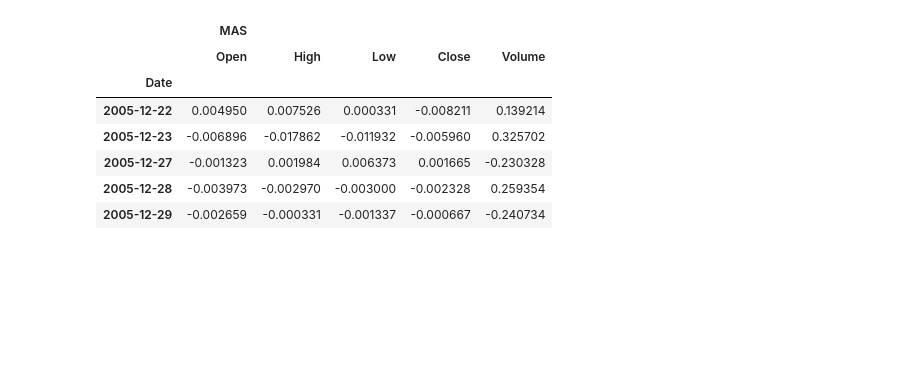
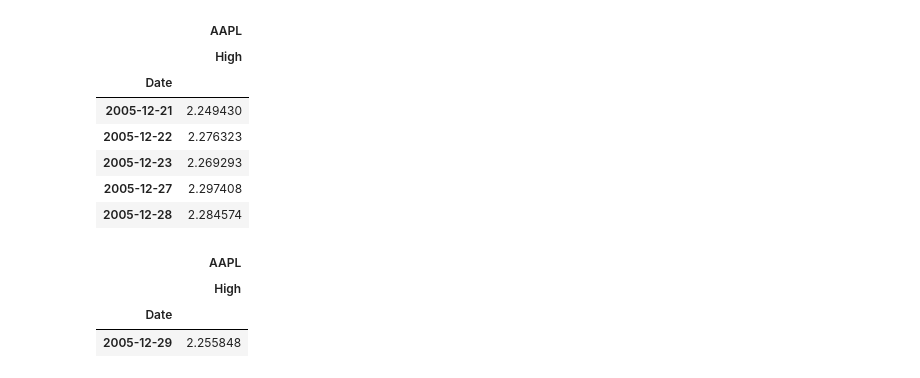
Before and after one commit to langflow-ai/wavy, a Jupyter notebook: notebooks/bovespa_analysis.ipynb, the cells around one changed output. Drawn from its saved outputs; the diff is of its cells as text; code cells hidden in the pictures; blank space fills up the shorter version.

```diff
--- a/notebooks/bovespa_analysis.ipynb
+++ b/notebooks/bovespa_analysis.ipynb
@@ -28,15 +27,24 @@ df.head(5)
 # %%
 # xdata preprocessing
 
-xdata = df.pct_change().dropna()
-xdata = MultiColumn(xdata)
-xdata.head()
+# df = df.pct_change().dropna()
-# %% [output]
-|  | MAS |  |  |  |  |
-|  | Open | High | Low | Close | Volume |
-| Date |  |  |  |  |  |
-| 2005-12-22 | 0.004950 | 0.007526 | 0.000331 | -0.008211 | 0.139214 |
-| 2005-12-23 | -0.006896 | -0.017862 | -0.011932 | -0.005960 | 0.325702 |
-| 2005-12-27 | -0.001323 | 0.001984 | 0.006373 | 0.001665 | -0.230328 |
-| 2005-12-28 | -0.003973 | -0.002970 | -0.003000 | -0.002328 | 0.259354 |
-| 2005-12-29 | -0.002659 | -0.000331 | -0.001337 | -0.000667 | -0.240734 |
+# %%
+timepanel = panel.from_data(df, lookback = 5, horizon = 1, gap = 0, assets = ['AAPL'], channels= ['High'])
+# %%
+timepanel.x.first
+# %% [output]
+|  | AAPL |
+|  | High |
+| Date |  |
+| 2005-12-21 | 2.249430 |
+| 2005-12-22 | 2.276323 |
+| 2005-12-23 | 2.269293 |
+| 2005-12-27 | 2.297408 |
+| 2005-12-28 | 2.284574 |
+# %%
+timepanel.y.first
+# %% [output]
+|  | AAPL |
+|  | High |
+| Date |  |
+| 2005-12-29 | 2.255848 |
```
Also changed, not shown: parts of 28 cells of this notebook, 10 other files.
